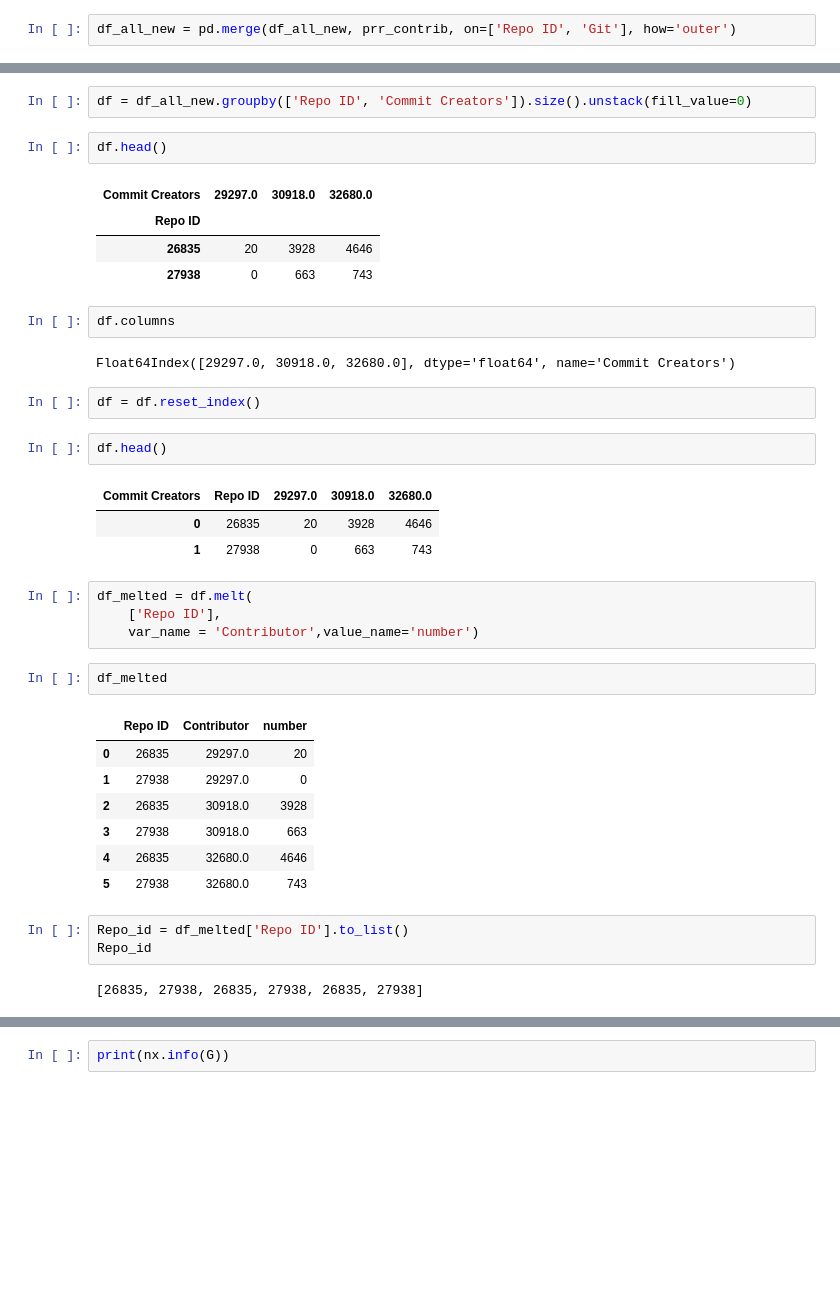
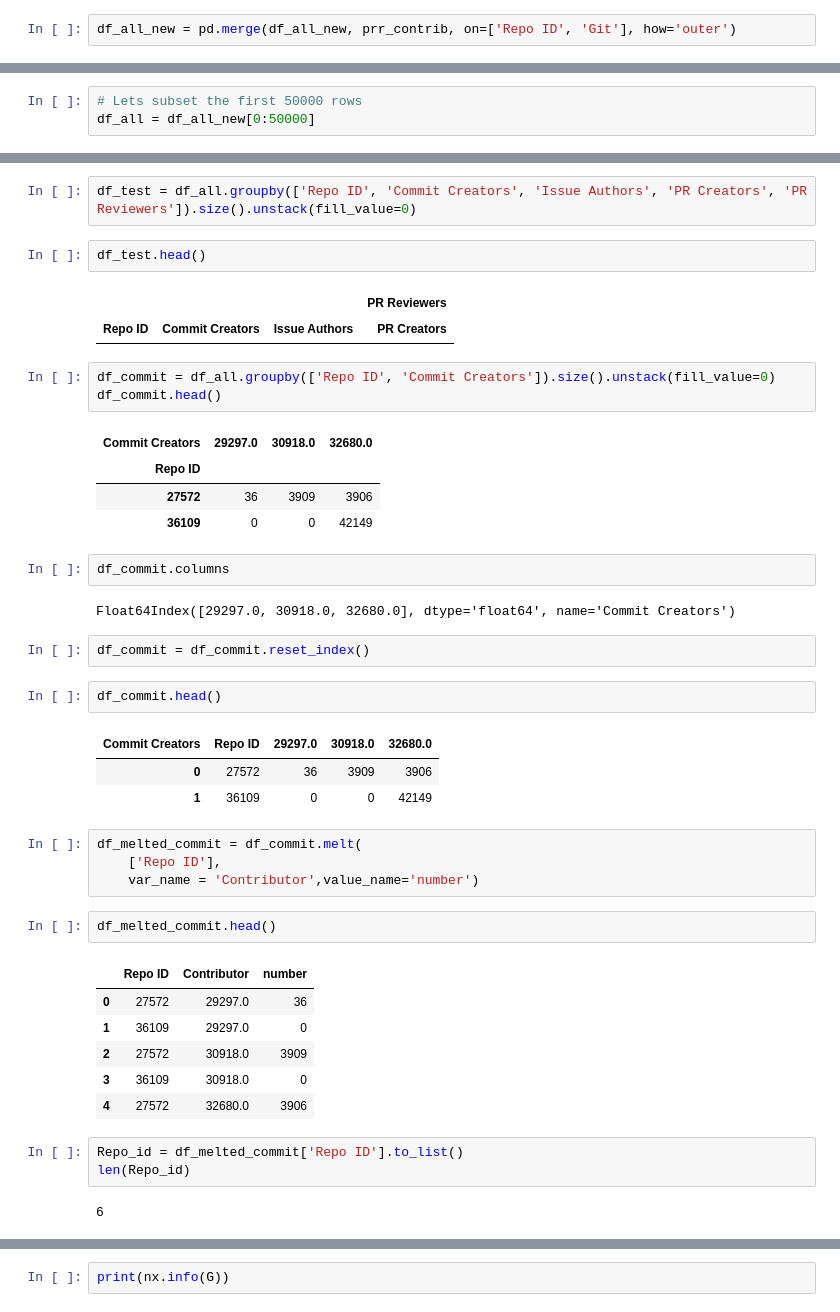
Before and after one commit to hemajv/sandiego, a Jupyter notebook: notebooks/contributors_per_repo.ipynb, the cells around one changed output, grey strips where cells are left out. Cells and saved outputs as stored; diff of their text form; blank space fills up the shorter version.

```diff
--- a/notebooks/contributors_per_repo.ipynb
+++ b/notebooks/contributors_per_repo.ipynb
@@ -289,0 +316,3 @@ df_all_new = df_all_new[0:10000]
+# %%
+# Lets subset the first 50000 rows
+df_all = df_all_new[0:50000]
@@ -290,41 +321,46 @@ df_all_new = df_all_new[0:10000]
+# %%
+df_test = df_all.groupby(['Repo ID', 'Commit Creators', 'Issue Authors', 'PR Creators', 'PR Reviewers']).size().unstack(fill_value=0)
+# %%
+df_test.head()
+# %% [output]
+|  |  |  | PR Reviewers |
+| Repo ID | Commit Creators | Issue Authors | PR Creators |
 # %%
-df = df_all_new.groupby(['Repo ID', 'Commit Creators']).size().unstack(fill_value=0)
+df_commit = df_all.groupby(['Repo ID', 'Commit Creators']).size().unstack(fill_value=0)
+df_commit.head()
+# %% [output]
+| Commit Creators | 29297.0 | 30918.0 | 32680.0 |
+| Repo ID |  |  |  |
+| 27572 | 36 | 3909 | 3906 |
+| 36109 | 0 | 0 | 42149 |
+# %%
+df_commit.columns
+# %% [output]
+Float64Index([29297.0, 30918.0, 32680.0], dtype='float64', name='Commit Creators')
+# %%
+df_commit = df_commit.reset_index()
 # %%
-df.head()
+df_commit.head()
 # %% [output]
-| Commit Creators | 29297.0 | 30918.0 | 32680.0 |
-| Repo ID |  |  |  |
-| 26835 | 20 | 3928 | 4646 |
-| 27938 | 0 | 663 | 743 |
+| Commit Creators | Repo ID | 29297.0 | 30918.0 | 32680.0 |
+| 0 | 27572 | 36 | 3909 | 3906 |
+| 1 | 36109 | 0 | 0 | 42149 |
-# %%
-df.columns
-# %% [output]
-Float64Index([29297.0, 30918.0, 32680.0], dtype='float64', name='Commit Creators')
-# %%
-df = df.reset_index()
+# %%
+df_melted_commit = df_commit.melt(
+    ['Repo ID'],
+    var_name = 'Contributor',value_name='number')
 # %%
-df.head()
+df_melted_commit.head()
 # %% [output]
-| Commit Creators | Repo ID | 29297.0 | 30918.0 | 32680.0 |
-| 0 | 26835 | 20 | 3928 | 4646 |
-| 1 | 27938 | 0 | 663 | 743 |
+|  | Repo ID | Contributor | number |
+| 0 | 27572 | 29297.0 | 36 |
+| 1 | 36109 | 29297.0 | 0 |
+| 2 | 27572 | 30918.0 | 3909 |
+| 3 | 36109 | 30918.0 | 0 |
+| 4 | 27572 | 32680.0 | 3906 |
-# %%
-df_melted = df.melt(
-    ['Repo ID'],
-    var_name = 'Contributor',value_name='number')
-# %%
-df_melted
-# %% [output]
-|  | Repo ID | Contributor | number |
-| 0 | 26835 | 29297.0 | 20 |
-| 1 | 27938 | 29297.0 | 0 |
-| 2 | 26835 | 30918.0 | 3928 |
-| 3 | 27938 | 30918.0 | 663 |
-| 4 | 26835 | 32680.0 | 4646 |
-| 5 | 27938 | 32680.0 | 743 |
 # %%
-Repo_id = df_melted['Repo ID'].to_list()
-Repo_id
+Repo_id = df_melted_commit['Repo ID'].to_list()
+len(Repo_id)
 # %% [output]
-[26835, 27938, 26835, 27938, 26835, 27938]
+6
 # %%
```
Also changed, not shown: parts of 58 cells of this notebook.
